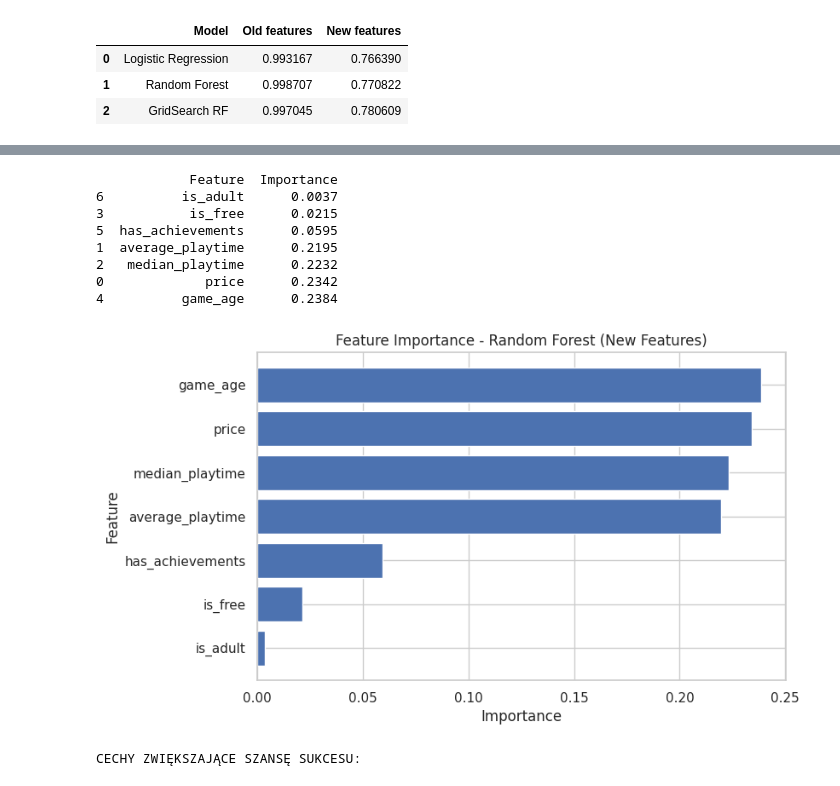
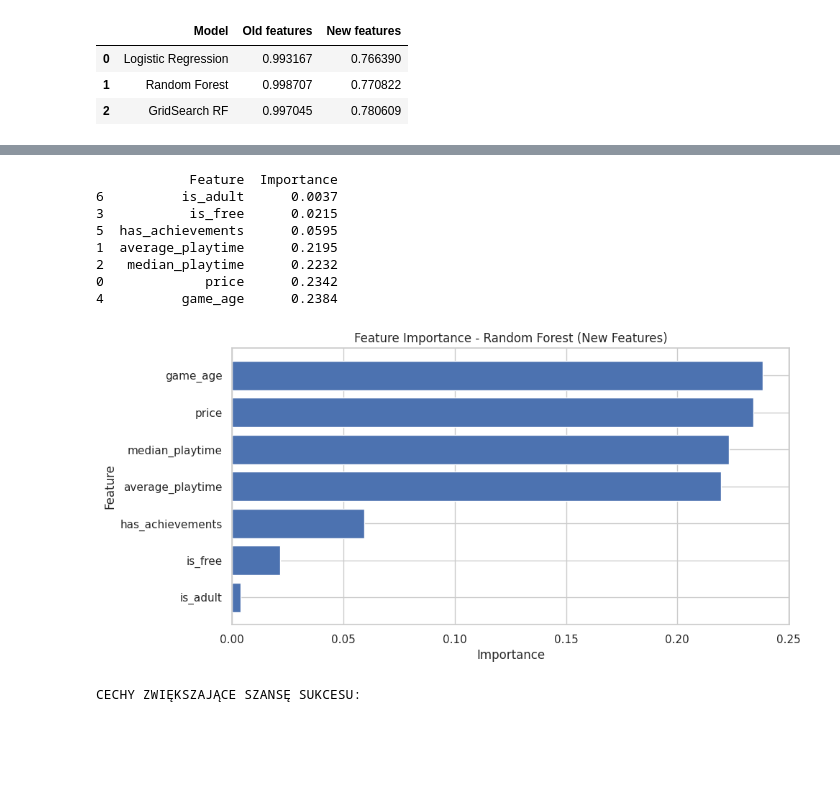
Before and after one commit to philippwaleria1-blip/steam-ml-project, a Jupyter notebook: ml_steam.ipynb, the cells around one changed output, grey strips where cells are left out. Saved outputs shown, nothing was run; the diff lists cells and outputs as text; code cells hidden in the pictures; blank space fills up the shorter version.

```diff
--- a/ml_steam.ipynb
+++ b/ml_steam.ipynb
@@ -509,35 +509,35 @@ importances_new = rf_new.feature_importances_
 feature_importance_new = pd.DataFrame({
     "Feature": X_new.columns,
     "Importance": importances_new
 })
 
 feature_importance_new = feature_importance_new.sort_values(
     by="Importance",
     ascending=True
 )
 
 feature_importance_new["Importance"] = feature_importance_new["Importance"].round(4)
 print(feature_importance_new)
 
-plt.figure(figsize=(8, 5))
+plt.figure(figsize=(10, 5))
 plt.barh(
     feature_importance_new["Feature"],
     feature_importance_new["Importance"]
 )
 plt.title("Feature Importance - Random Forest (New Features)")
 plt.xlabel("Importance")
 plt.ylabel("Feature")
 plt.show()
 # %% [output]
             Feature  Importance
 6          is_adult      0.0037
 3           is_free      0.0215
 5  has_achievements      0.0595
 1  average_playtime      0.2195
 2   median_playtime      0.2232
 0             price      0.2342
 4          game_age      0.2384
-[figure, old version]
+[figure, new version]
 # %%
 coefficients_new = lr_new.coef_[0]
 
```
Also changed, not shown: parts of 4 cells of this notebook.
